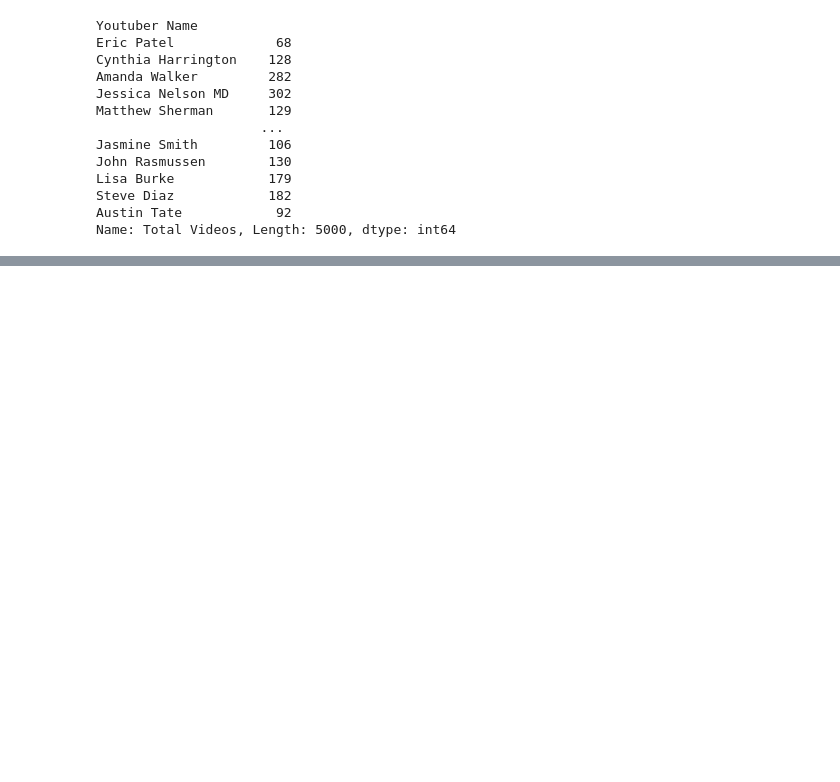
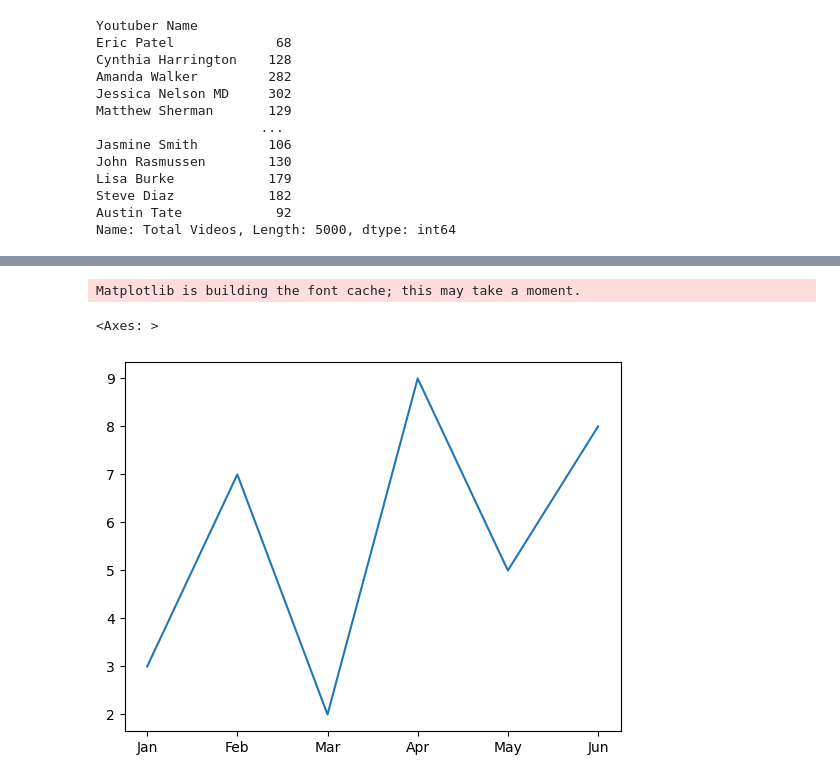
Before and after one commit to chinmairam/GenAI-Upskill, a Jupyter notebook: Pandas/Pandas_fundamentals.ipynb, the cells around one changed output, grey strips where cells are left out. Drawn from its saved outputs; the diff is of its cells as text; code cells hidden in the pictures; blank space fills up the shorter version.

Commit message:
DataFrame Functions, Plotting Graphs, Renaming & Setting Index, Handling Missing Values

```diff
--- a/Pandas/Pandas_fundamentals.ipynb
+++ b/Pandas/Pandas_fundamentals.ipynb
@@ -301,0 +820,8 @@ Name: Total Videos, Length: 5000, dtype: int64
+# %%
+import matplotlib.pyplot as plt
+s = pd.Series([3, 7, 2, 9, 5, 8], index=['Jan','Feb','Mar','Apr','May','Jun'])
+s.plot()
+# %% [output]
+Matplotlib is building the font cache; this may take a moment.
+<Axes: >
+[figure, added]
```
Also changed, not shown: parts of 103 cells of this notebook, 1 other file.
